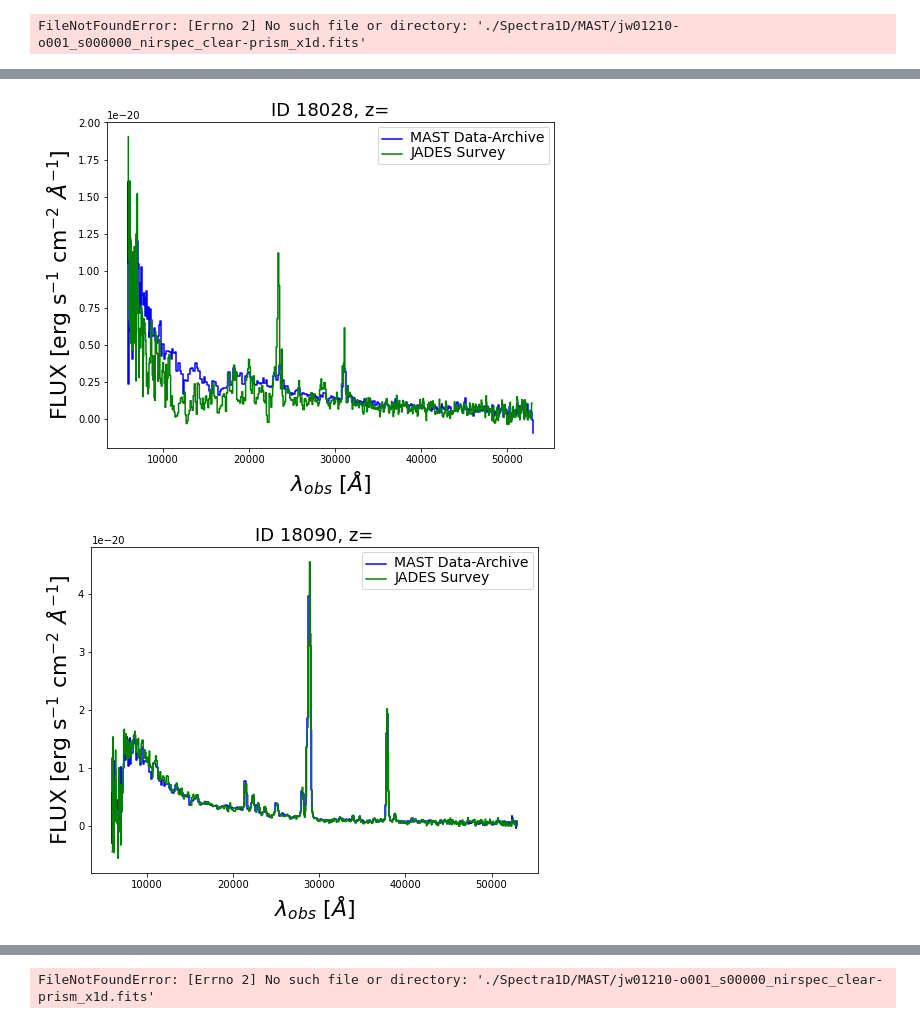
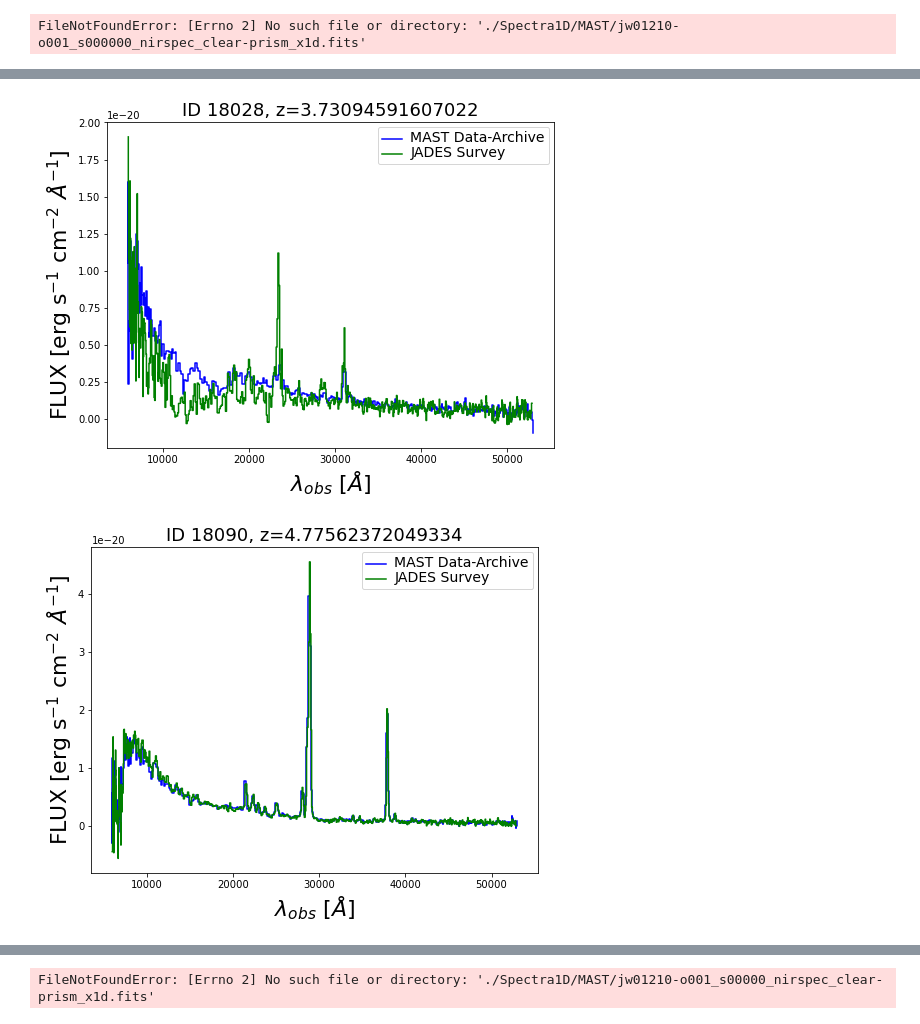
Before and after one commit to NGomez-inaoe/JWST-Data, a Jupyter notebook: PRISM/SpectrumVisualizer.ipynb, the cells around one changed output, grey strips where cells are left out. Cells and saved outputs as stored; diff of their text form; code cells hidden in the pictures.

Commit message:
Added file that plotted spectra with redshift

```diff
--- a/PRISM/SpectrumVisualizer.ipynb
+++ b/PRISM/SpectrumVisualizer.ipynb
@@ -215,7 +51,0 @@ plot_spectrum(mast_file, jades_file, ID)
-# %%
-ID="03137"
-mast_file = './Spectra1D/MAST/jw01210-o001_b000000282_nirspec_clear-prism_x1d.fits'
-jades_file = './Spectra1D/JADES/hlsp_jades_jwst_nirspec_goods-s-deephst-000'+ID+'_clear-prism_v1.0_x1d.fits'
-
-
-plot_spectrum(mast_file, jades_file, ID)
@@ -224 +54,34 @@ FileNotFoundError: [Errno 2] No such file or directory: './Spectra1D/MAST/jw0121
+# %%
+def plot_spectrum(MAST_file, JADES_file, ID, z):
+
+
+    # ~ fits.open('file.fits')
+    t_MAST=Table.read(MAST_file, hdu="EXTRACT1D")
+    w_MAST=t_MAST['WAVELENGTH']
+    flux_MAST=t_MAST['FLUX'] #flux in Jy
+    #z=1
+    #rest_w=w/(1+z) #in micras
+    #rest_w_Angstrom=rest_w*1e-6/1e-10 # rest wavelength in Angstrom
+    w_Angstrom=w_MAST*1e-6/1e-10 # observed wavelength in Angstrom
+    flux_ergs = 2.99792458E-05 *flux_MAST / w_Angstrom**2. #flux in erg s^-1 cm^-2 A^-1
+
+
+
+    #archivo de JADES
+    t_JADES=Table.read(JADES_file, hdu="EXTRACT1D")
+    w_JADES=t_JADES['WAVELENGTH']
+    flux_JADES=t_JADES['FLUX'] #flux in Jy
+
+
+    plt.rcParams["figure.figsize"] = (8, 6)
+    plt.title(f'ID {ID}, z={z}', fontsize=18.)
+
+    plt.step(w_MAST/1e-4,flux_ergs, label='MAST Data-Archive', color='Blue')
+    plt.step(w_JADES/1e-4,flux_JADES, label='JADES Survey', color='Green')
+    plt.xlabel(r'$\lambda_{obs}$ [$\AA$]', fontsize=22)
+    plt.ylabel(r'FLUX [erg s$^{-1}$ cm$^{-2}$ $\AA^{-1}$]', fontsize=22)
+    legend=plt.legend(loc=4,labelspacing=0.1)
+    legend=plt.legend(loc='best',labelspacing=0.1)
+    plt.setp(legend.get_texts(),fontsize='14')
+    plt.savefig(f"PRISM_Plots/ShortList_with_redshift/{ID}.pdf")
 # %%
@@ -578,20 +389,21 @@ plot_spectrum(mast_file, jades_file, ID)
 ID="18028"
 mast_file = './Spectra1D/MAST/jw01210-o001_s000013352_nirspec_clear-prism_x1d.fits'
 jades_file = './Spectra1D/JADES/hlsp_jades_jwst_nirspec_goods-s-deephst-000'+ID+'_clear-prism_v1.0_x1d.fits'
+z = 3.73094591607022
 
 
-plot_spectrum(mast_file, jades_file, ID)
+plot_spectrum(mast_file, jades_file, ID, z)
 # %% [output]
-[figure, old version]
+[figure, new version]
 # %%
 ID="18090"
 mast_file = './Spectra1D/MAST/jw01210-o001_s000009891_nirspec_clear-prism_x1d.fits'
 jades_file = './Spectra1D/JADES/hlsp_jades_jwst_nirspec_goods-s-deephst-000'+ID+'_clear-prism_v1.0_x1d.fits'
+z = 4.77562372049334
 
-
-plot_spectrum(mast_file, jades_file, ID)
+plot_spectrum(mast_file, jades_file, ID, z)
 # %% [output]
-[figure, old version]
+[figure, new version]
 # %%
 ID="18846"
 mast_file = './Spectra1D/MAST/jw01210-o001_s000013197_nirspec_clear-prism_x1d.fits'
```
Also changed, not shown: parts of 87 cells of this notebook.
